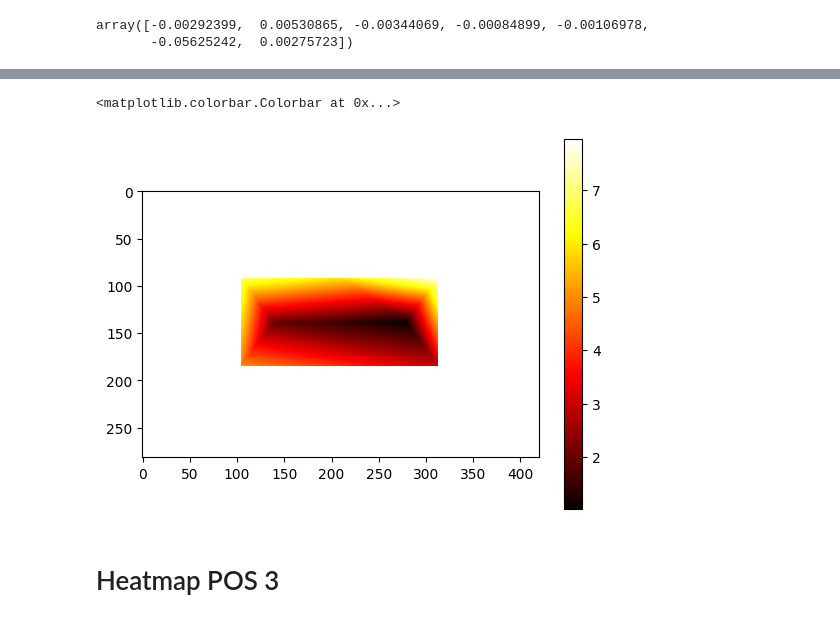
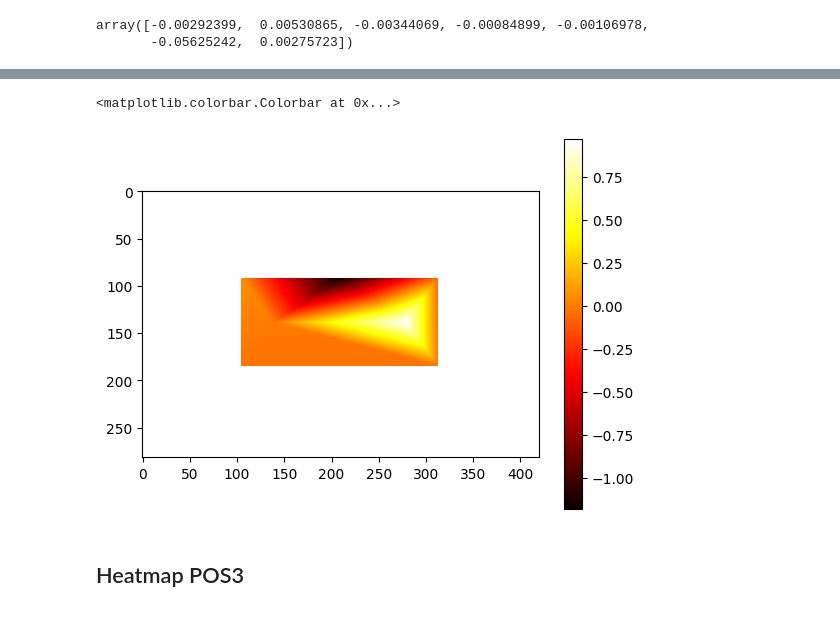
Before and after one commit to NicolasLSchneebeli/IC-TesteInicial, a Jupyter notebook: Teste1-Tapete.ipynb, the cells around one changed output, grey strips where cells are left out. Saved outputs shown, nothing was run; the diff lists cells and outputs as text; code cells hidden in the pictures.

```diff
--- a/Teste1-Tapete.ipynb
+++ b/Teste1-Tapete.ipynb
@@ -64,7 +64,7 @@ cimentopos4=pd.read_csv(open("Teste1/Cimento/N0.2023.05.11.15.58.47(Pos4).txt","
 # %%
 deltalambda1=np.zeros(7)
 
-deltalambda1[0]= vazio['PEAKS1'].mean() - cimentopos1['PEAKS1'].mean()
+deltalambda1[0]= medias[0] - cimentopos1['PEAKS1'].mean()
 deltalambda1[1]= vazio['PEAKS2'].mean() - cimentopos1['PEAKS2'].mean()
 deltalambda1[2]= vazio['PEAKS3'].mean() - cimentopos1['PEAKS3'].mean()
 
@@ -139,38 +141,38 @@ F1=np.zeros(7)
 # %%
-tapetepos1=tapetepos.copy()
+
 for i in range (0,tapetepos.shape[0]):
     for j in range (0,tapetepos.shape[1]):
         if tapetepos[i][j]==1:
             tapetepos1[i][j]=(deltalambda1[0])*DadosVazioKs["K1"]#N
             loc1[0]=([i,j-1])
-            F1[0]=tapetepos[i][j]
+            F1[0]=tapetepos1[i][j]
 
         if tapetepos[i][j]==2:
             tapetepos1[i][j]=(deltalambda1[1])*DadosVazioKs["K2"] #N
             loc1[1]=([i,j])
-            F1[1]=tapetepos[i][j]
+            F1[1]=tapetepos1[i][j]
 
         if tapetepos[i][j]==3:
             tapetepos1[i][j]=(deltalambda1[2])*DadosVazioKs["K3"] #N
             loc1[2]=([i,j-1])
-            F1[2]=tapetepos[i][j]
+            F1[2]=tapetepos1[i][j]
 
         if tapetepos[i][j]==5:
             tapetepos1[i][j]=((deltalambda1[3])*DadosVazioKs["K5"]) #N
             loc1[3]=([i,j-1])
-            F1[3]=tapetepos[i][j]
+            F1[3]=tapetepos1[i][j]
 
         if tapetepos[i][j]==6:
             tapetepos1[i][j]=((deltalambda1[4])*DadosVazioKs["K6"]) #N
             loc1[4]=([i,j-1])
-            F1[4]=tapetepos[i][j]
+            F1[4]=tapetepos1[i][j]
 
         if tapetepos[i][j]==7:
             tapetepos1[i][j]=((deltalambda1[5])*DadosVazioKs["K7"]) #N
             loc1[5]=([i,j-1])
-            F1[5]=tapetepos[i][j]
+            F1[5]=tapetepos1[i][j]
 
         if tapetepos[i][j]==8:
             tapetepos1[i][j]=(deltalambda1[6])*DadosVazioKs["K8"] #N
             loc1[6]=([i,j-1])
-            F1[6]=tapetepos[i][j]
+            F1[6]=tapetepos1[i][j]
@@ -207,34 +205,34 @@ for i in range (0,tapetepos.shape[0]):
         if tapetepos[i][j]==1:
             tapetepos2[i][j]=(deltalambda2[0])*DadosVazioKs["K1"]#N
             loc2[0]=([i,j-1])
-            F2[0]=tapetepos[i][j]
+            F2[0]=tapetepos2[i][j]
 
         if tapetepos[i][j]==2:
             tapetepos2[i][j]=(deltalambda2[1])*DadosVazioKs["K2"] #N
             loc2[1]=([i,j])
-            F2[1]=tapetepos[i][j]
+            F2[1]=tapetepos2[i][j]
 
         if tapetepos[i][j]==3:
             tapetepos2[i][j]=(deltalambda2[2])*DadosVazioKs["K3"] #N
             loc2[2]=([i,j-1])
-            F2[2]=tapetepos[i][j]
+            F2[2]=tapetepos2[i][j]
 
         if tapetepos[i][j]==5:
             tapetepos2[i][j]=((deltalambda2[3])*DadosVazioKs["K5"]) #N
             loc2[3]=([i,j-1])
-            F2[3]=tapetepos[i][j]
+            F2[3]=tapetepos2[i][j]
 
         if tapetepos[i][j]==6:
             tapetepos2[i][j]=((deltalambda2[4])*DadosVazioKs["K6"]) #N
             loc2[4]=([i,j-1])
-            F2[4]=tapetepos[i][j]
+            F2[4]=tapetepos2[i][j]
 
         if tapetepos[i][j]==7:
             tapetepos2[i][j]=((deltalambda2[5])*DadosVazioKs["K7"]) #N
             loc2[5]=([i,j-1])
-            F2[5]=tapetepos[i][j]
+            F2[5]=tapetepos2[i][j]
 
         if tapetepos[i][j]==8:
             tapetepos2[i][j]=(deltalambda2[6])*DadosVazioKs["K8"] #N
             loc2[6]=([i,j-1])
-            F2[6]=tapetepos[i][j]
+            F2[6]=tapetepos2[i][j]
@@ -253,14 +241,14 @@ interp_forcas2= griddata(loc2,F2,(xx,yy))
 # %%
 ig, ax = plt.subplots()
 
-im=plt.imshow(interp_forcas2, cmap="hot",interpolation='hanning')
+im2=plt.imshow(interp_forcas2, cmap="hot",interpolation='hanning')
 
-plt.colorbar(im)
+plt.colorbar(im2)
 # %% [output]
 <matplotlib.colorbar.Colorbar at 0x...>
-[figure, old version]
+[figure, new version]
 # %% [markdown]
-# Heatmap POS 3
+## Heatmap POS3
 # %%
 loc3=loc1
 F3=np.zeros(7)
```
Also changed, not shown: parts of 48 cells of this notebook.
